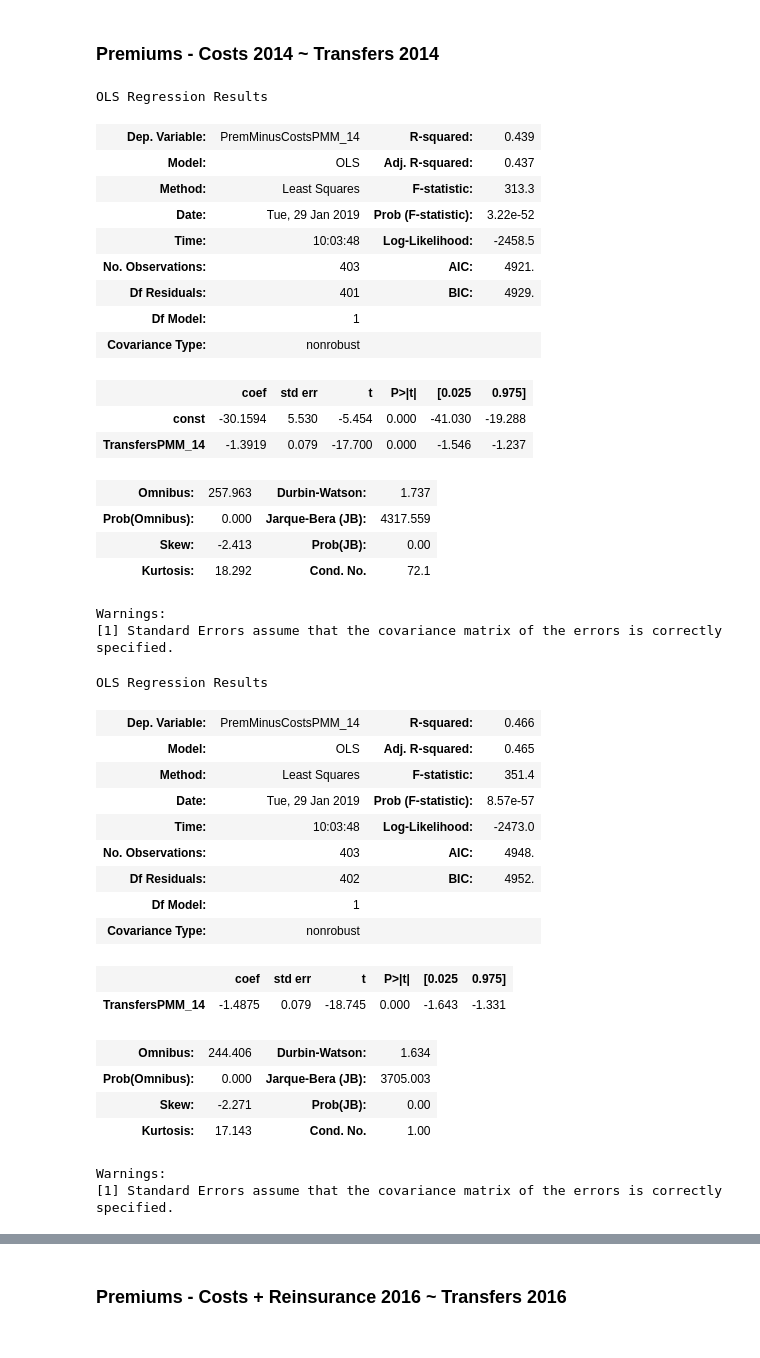
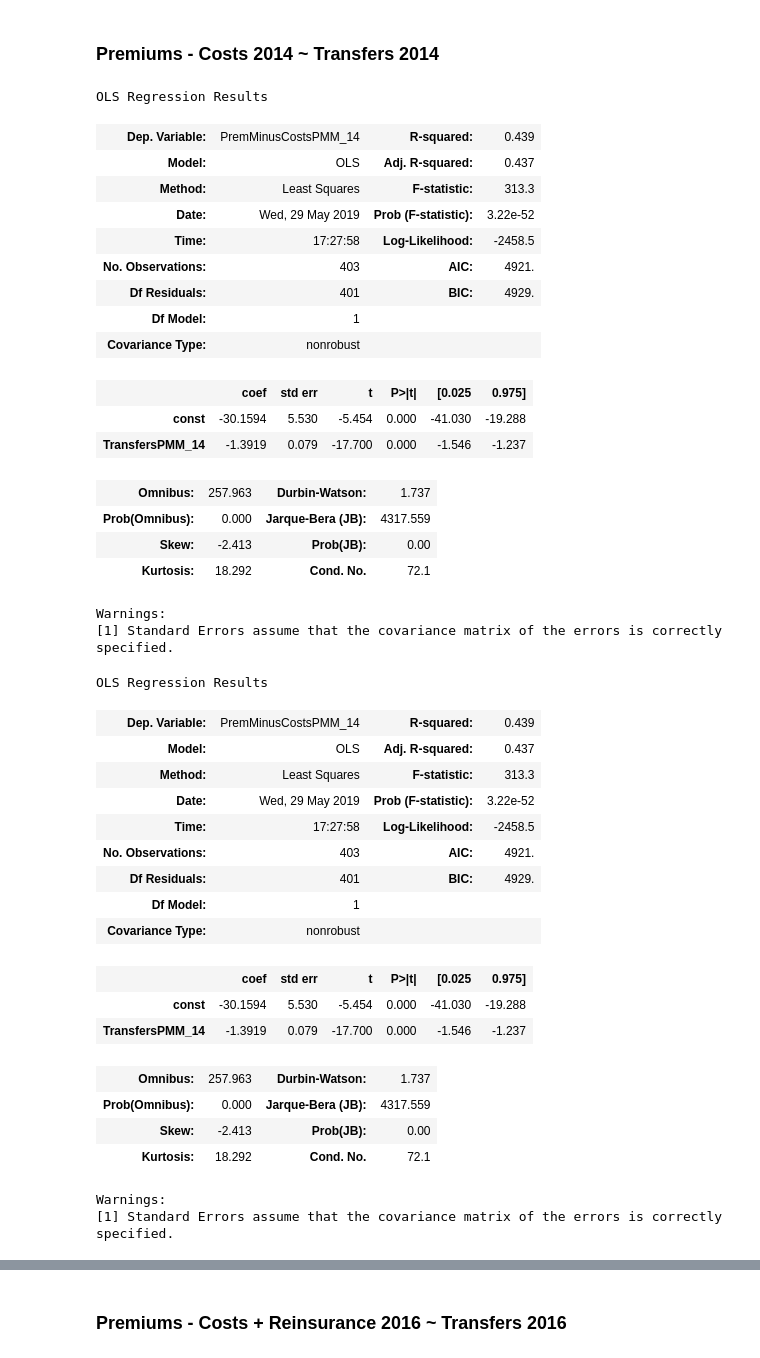
Before and after one commit to guanzgrace/risk-adjustment-model-validation, a Jupyter notebook: Validation.ipynb, the cells around one changed output, grey strips where cells are left out. Drawn from its saved outputs; the diff is of its cells as text; code cells hidden in the pictures.

```diff
--- a/Validation.ipynb
+++ b/Validation.ipynb
@@ -116,7 +116,7 @@ def calculate_pmm(df, df_labels, group):
     elif group == "sg":
         df["ProfitsPMM"] = df["PremiumsPMM"] - df["CostsPMM"] + df["TransfersPMM"]
     df["PremMinusCostsPMM"] = df["PremiumsPMM"] - df["CostsPMM"]
-    #df["PremMinusCostsPlusTransfersPMM"] = df["PremiumsPMM"] - df["CostsPMM"] + np.mean(df["TransfersPMM"])
+    df["PremMinusCostsPlusTransfersPMM"] = df["PremiumsPMM"] - df["CostsPMM"] + df["TransfersPMM"]
     return df
 
 ind_data_14 = calculate_pmm(ind_data_14, ind_labels_14, "i")
@@ -911,8 +907,8 @@ OLS Regression Results
 | Dep. Variable: | PremMinusCostsPMM_14 | R-squared: | 0.439 |
 | Model: | OLS | Adj. R-squared: | 0.437 |
 | Method: | Least Squares | F-statistic: | 313.3 |
-| Date: | Tue, 29 Jan 2019 | Prob (F-statistic): | 3.22e-52 |
-| Time: | 10:03:48 | Log-Likelihood: | -2458.5 |
+| Date: | Wed, 29 May 2019 | Prob (F-statistic): | 3.22e-52 |
+| Time: | 17:27:58 | Log-Likelihood: | -2458.5 |
 | No. Observations: | 403 | AIC: | 4921. |
 | Df Residuals: | 401 | BIC: | 4929. |
 | Df Model: | 1 |  |  |
@@ -929,28 +925,29 @@ Warnings:
 # %%
 # INDIVIDUAL Profits 2014 ~ Transfers 2014
 
 no_nulls = ind_data[['PremMinusCostsPMM_14', 'TransfersPMM_14']].dropna()
 X = no_nulls[['TransfersPMM_14']]
 y = no_nulls['PremMinusCostsPMM_14']
-#X = sm.add_constant(X)
+X = sm.add_constant(X)
 est = sm.OLS(y, X).fit()
 est.summary()
 # %% [output]
 OLS Regression Results
-| Dep. Variable: | PremMinusCostsPMM_14 | R-squared: | 0.466 |
-| Model: | OLS | Adj. R-squared: | 0.465 |
-| Method: | Least Squares | F-statistic: | 351.4 |
-| Date: | Tue, 29 Jan 2019 | Prob (F-statistic): | 8.57e-57 |
-| Time: | 10:03:48 | Log-Likelihood: | -2473.0 |
-| No. Observations: | 403 | AIC: | 4948. |
-| Df Residuals: | 402 | BIC: | 4952. |
+| Dep. Variable: | PremMinusCostsPMM_14 | R-squared: | 0.439 |
+| Model: | OLS | Adj. R-squared: | 0.437 |
+| Method: | Least Squares | F-statistic: | 313.3 |
+| Date: | Wed, 29 May 2019 | Prob (F-statistic): | 3.22e-52 |
+| Time: | 17:27:58 | Log-Likelihood: | -2458.5 |
+| No. Observations: | 403 | AIC: | 4921. |
+| Df Residuals: | 401 | BIC: | 4929. |
 | Df Model: | 1 |  |  |
 | Covariance Type: | nonrobust |  |  |
 |  | coef | std err | t | P>|t| | [0.025 | 0.975] |
-| TransfersPMM_14 | -1.4875 | 0.079 | -18.745 | 0.000 | -1.643 | -1.331 |
+| const | -30.1594 | 5.530 | -5.454 | 0.000 | -41.030 | -19.288 |
+| TransfersPMM_14 | -1.3919 | 0.079 | -17.700 | 0.000 | -1.546 | -1.237 |
-| Omnibus: | 244.406 | Durbin-Watson: | 1.634 |
-| Prob(Omnibus): | 0.000 | Jarque-Bera (JB): | 3705.003 |
-| Skew: | -2.271 | Prob(JB): | 0.00 |
-| Kurtosis: | 17.143 | Cond. No. | 1.00 |
+| Omnibus: | 257.963 | Durbin-Watson: | 1.737 |
+| Prob(Omnibus): | 0.000 | Jarque-Bera (JB): | 4317.559 |
+| Skew: | -2.413 | Prob(JB): | 0.00 |
+| Kurtosis: | 18.292 | Cond. No. | 72.1 |
 Warnings:
 [1] Standard Errors assume that the covariance matrix of the errors is correctly specified.
```
Also changed, not shown: parts of 33 cells of this notebook, 3 other files.
